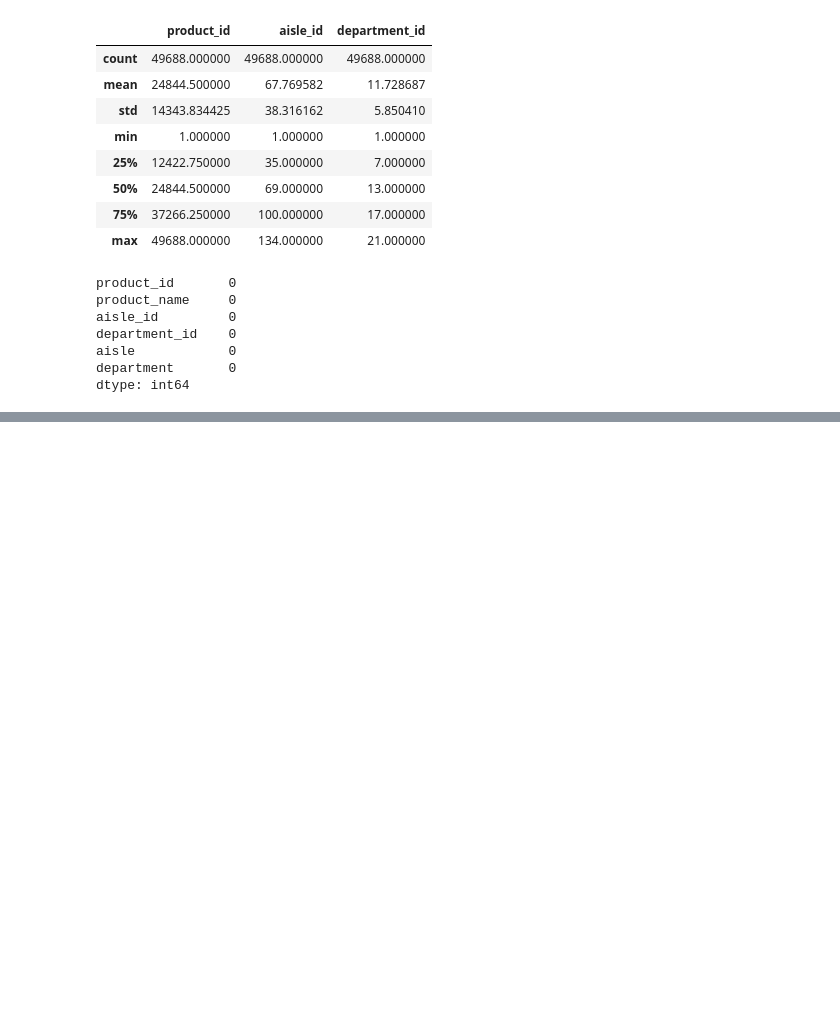
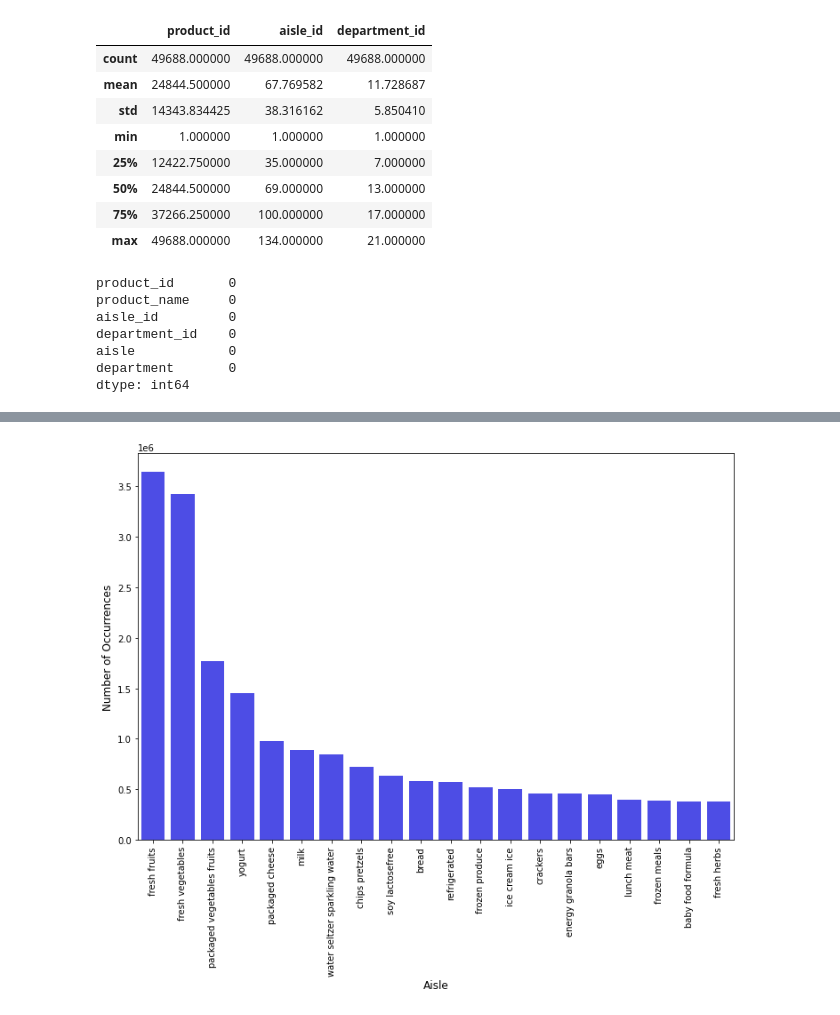
Before and after one commit to aniket1899/Instacart-MBA-RFM, a Jupyter notebook: instacart-market-basket-analysis/Analysis_pre.ipynb, the cells around one changed output, grey strips where cells are left out. Saved outputs shown, nothing was run; the diff lists cells and outputs as text; code cells hidden in the pictures; blank space fills up the shorter version.

```diff
--- a/instacart-market-basket-analysis/Analysis_pre.ipynb
+++ b/instacart-market-basket-analysis/Analysis_pre.ipynb
@@ -115,0 +133,5 @@ dtype: int64
+# %%
+orders_prior = pd.merge(orders_prior, products, on='product_id', how='left')
+orders_prior = pd.merge(orders_prior, aisles, on='aisle_id', how='left')
+orders_prior = pd.merge(orders_prior, departments, on='department_id', how='left')
+orders_prior.head()
@@ -115,0 +145,10 @@ dtype: int64
+# %%
+cnt_srs = orders_prior['aisle'].value_counts().head(20)
+plt.figure(figsize=(12,8))
+sns.barplot(cnt_srs.index, cnt_srs.values, alpha=0.8, color='blue')
+plt.ylabel('Number of Occurrences', fontsize=12)
+plt.xlabel('Aisle', fontsize=12)
+plt.xticks(rotation='vertical')
+plt.show()
+# %% [output]
+[figure, added]
```
Also changed, not shown: parts of 4 cells of this notebook, 11 other files.
